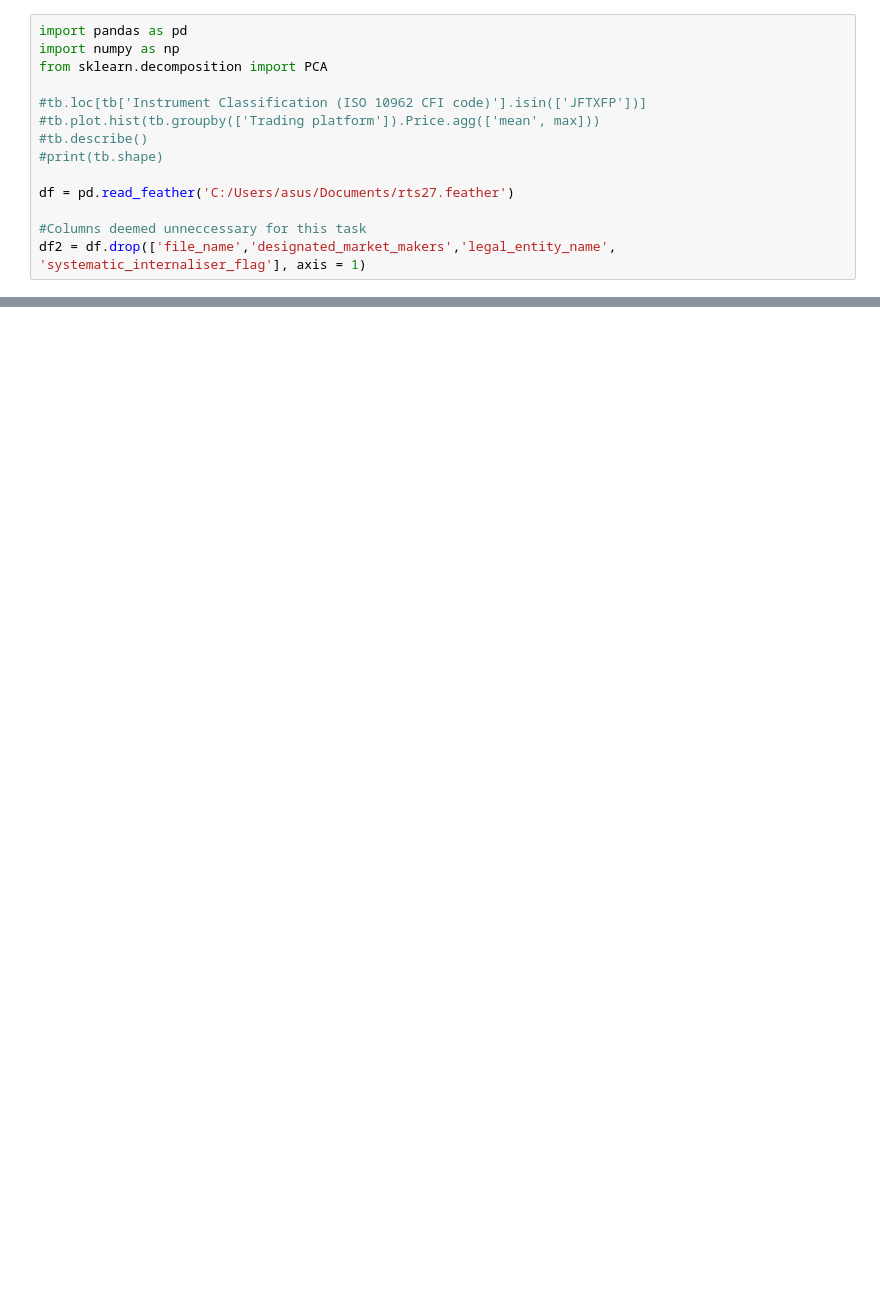
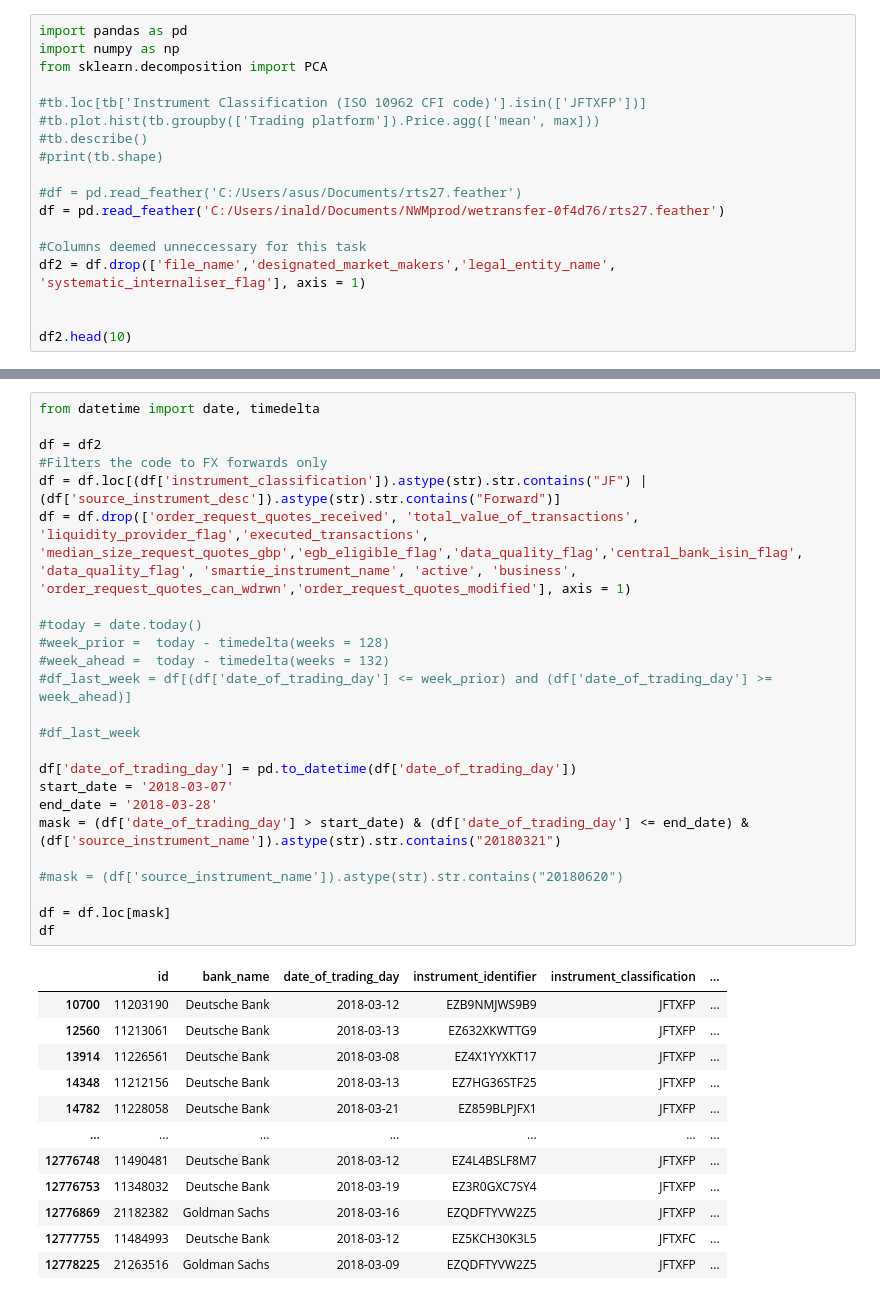
Before and after one commit to Inald/newNWM-Intern-Project-2020, a Jupyter notebook: pipelined.ipynb, the cells around one changed output, grey strips where cells are left out. Drawn from its saved outputs; the diff is of its cells as text; blank space fills up the shorter version.

```diff
--- a/pipelined.ipynb
+++ b/pipelined.ipynb
@@ -8,7 +8,11 @@ from sklearn.decomposition import PCA
 #tb.describe()
 #print(tb.shape)
 
-df = pd.read_feather('C:/Users/asus/Documents/rts27.feather')
+#df = pd.read_feather('C:/Users/asus/Documents/rts27.feather')
+df = pd.read_feather('C:/Users/inald/Documents/NWMprod/wetransfer-0f4d76/rts27.feather')
 
 #Columns deemed unneccessary for this task
 df2 = df.drop(['file_name','designated_market_makers','legal_entity_name', 'systematic_internaliser_flag'], axis = 1)
+
+
+df2.head(10)
@@ -34,0 +32,37 @@ dtype: int64
+# %%
+from datetime import date, timedelta
+
+df = df2
+#Filters the code to FX forwards only
+df = df.loc[(df['instrument_classification']).astype(str).str.contains("JF") | (df['source_instrument_desc']).astype(str).str.contains("Forward")]
+df = df.drop(['order_request_quotes_received', 'total_value_of_transactions', 'liquidity_provider_flag','executed_transactions', 'median_size_request_quotes_gbp','egb_eligible_flag','data_quality_flag','central_bank_isin_flag', 'data_quality_flag', 'smartie_instrument_name', 'active', 'business', 'order_request_quotes_can_wdrwn','order_request_quotes_modified'], axis = 1)
+
+#today = date.today()
+#week_prior =  today - timedelta(weeks = 128)
+#week_ahead =  today - timedelta(weeks = 132)
+#df_last_week = df[(df['date_of_trading_day'] <= week_prior) and (df['date_of_trading_day'] >= week_ahead)]
+
+#df_last_week
+
+df['date_of_trading_day'] = pd.to_datetime(df['date_of_trading_day'])
+start_date = '2018-03-07'
+end_date = '2018-03-28'
+mask = (df['date_of_trading_day'] > start_date) & (df['date_of_trading_day'] <= end_date) & (df['source_instrument_name']).astype(str).str.contains("20180321")
+
+#mask = (df['source_instrument_name']).astype(str).str.contains("20180620")
+
+df = df.loc[mask]
+df
+# %% [output]
+|  | id | bank_name | date_of_trading_day | instrument_identifier | instrument_classification | ... |
+| 10700 | 11203190 | Deutsche Bank | 2018-03-12 | EZB9NMJWS9B9 | JFTXFP | ... |
+| 12560 | 11213061 | Deutsche Bank | 2018-03-13 | EZ632XKWTTG9 | JFTXFP | ... |
+| 13914 | 11226561 | Deutsche Bank | 2018-03-08 | EZ4X1YYXKT17 | JFTXFP | ... |
+| 14348 | 11212156 | Deutsche Bank | 2018-03-13 | EZ7HG36STF25 | JFTXFP | ... |
+| 14782 | 11228058 | Deutsche Bank | 2018-03-21 | EZ859BLPJFX1 | JFTXFP | ... |
+| ... | ... | ... | ... | ... | ... | ... |
+| 12776748 | 11490481 | Deutsche Bank | 2018-03-12 | EZ4L4BSLF8M7 | JFTXFP | ... |
+| 12776753 | 11348032 | Deutsche Bank | 2018-03-19 | EZ3R0GXC7SY4 | JFTXFP | ... |
+| 12776869 | 21182382 | Goldman Sachs | 2018-03-16 | EZQDFTYVW2Z5 | JFTXFP | ... |
+| 12777755 | 11484993 | Deutsche Bank | 2018-03-12 | EZ5KCH30K3L5 | JFTXFC | ... |
+| 12778225 | 21263516 | Goldman Sachs | 2018-03-09 | EZQDFTYVW2Z5 | JFTXFP | ... |
```
Also changed, not shown: parts of 7 cells of this notebook.
